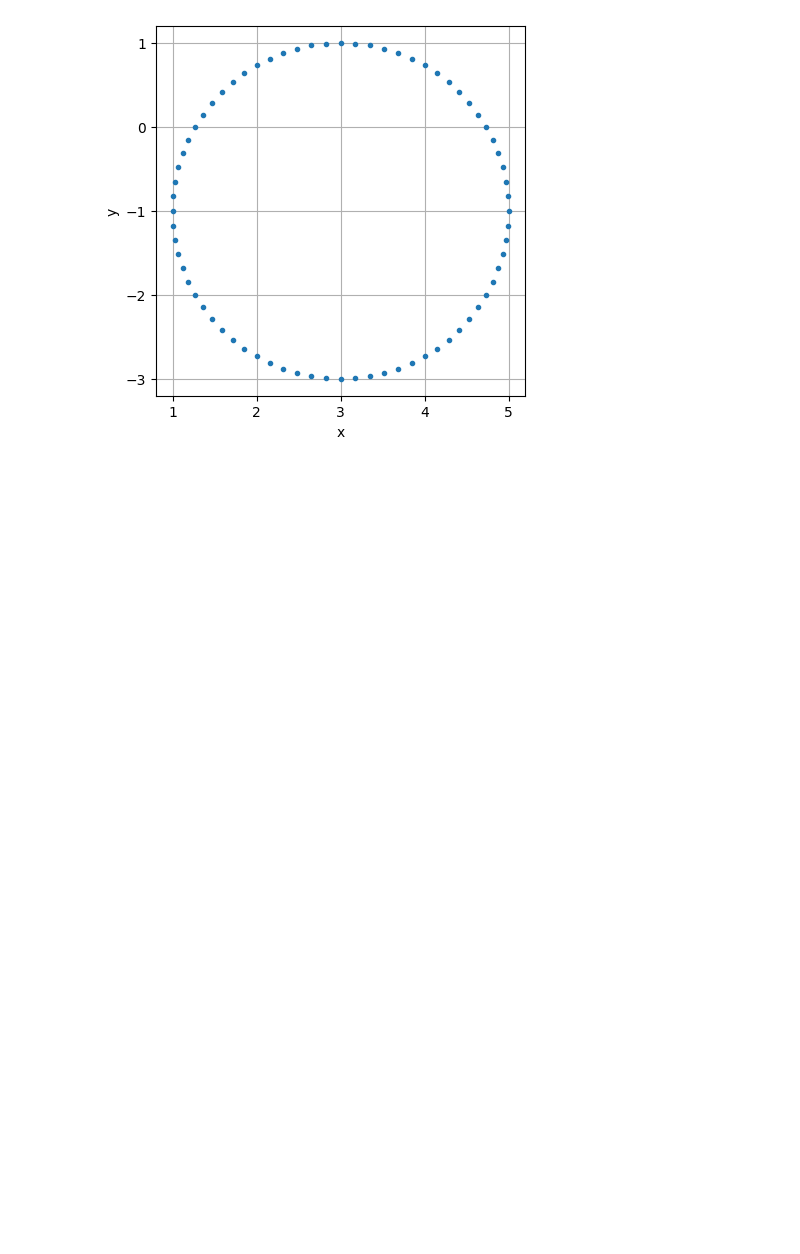
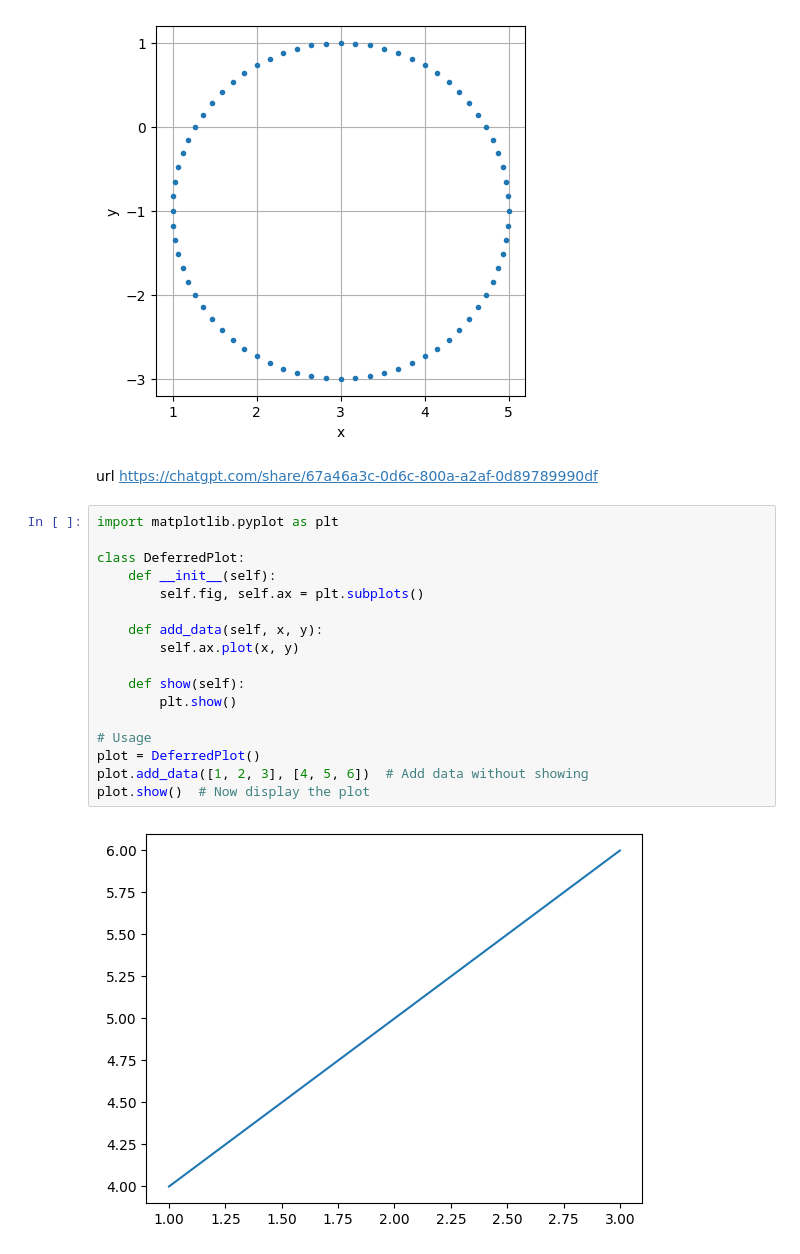
Before and after one commit to dudung/py-jupyter-nb, a Jupyter notebook: src/sandbox/01_pyplot_draw_circle.ipynb, the cells around one changed output. Saved outputs shown, nothing was run; the diff lists cells and outputs as text; blank space fills up the shorter version.

```diff
--- a/src/sandbox/01_pyplot_draw_circle.ipynb
+++ b/src/sandbox/01_pyplot_draw_circle.ipynb
@@ -33,3 +33,24 @@ plt.plot(x, y, '.')
 plt.show()
 # %% [output]
 [figure]
+# %% [markdown]
+url https://chatgpt.com/share/67a46a3c-0d6c-800a-a2af-0d89789990df
+# %%
+import matplotlib.pyplot as plt
+
+class DeferredPlot:
+    def __init__(self):
+        self.fig, self.ax = plt.subplots()
+
+    def add_data(self, x, y):
+        self.ax.plot(x, y)
+
+    def show(self):
+        plt.show()
+
+# Usage
+plot = DeferredPlot()
+plot.add_data([1, 2, 3], [4, 5, 6])  # Add data without showing
+plot.show()  # Now display the plot
+# %% [output]
+[figure, added]
```
Also changed, not shown: parts of 3 cells of this notebook.
